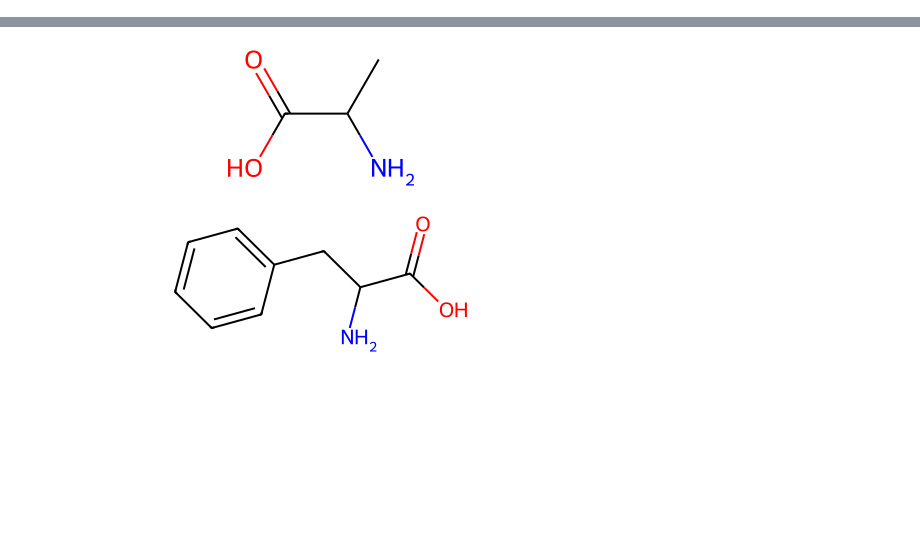
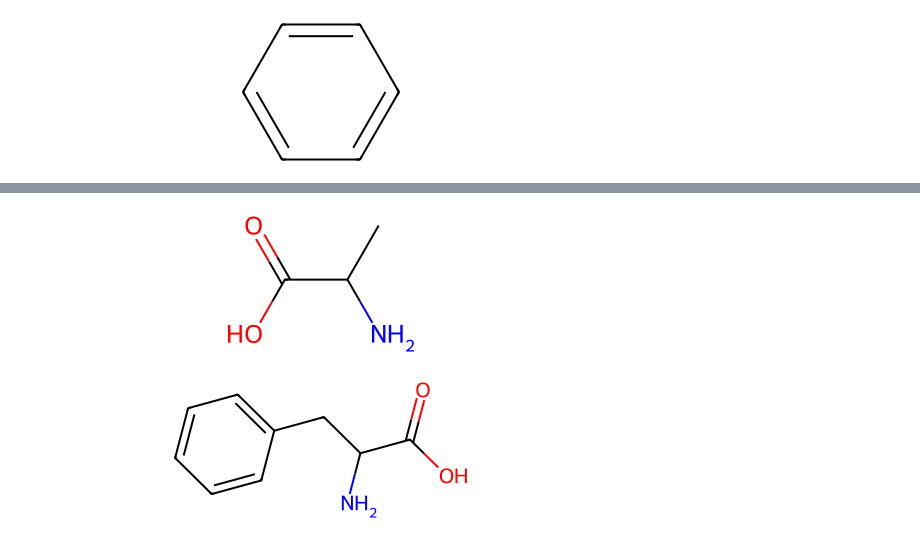
Before and after one commit to YoshitakaNaraoka/gColabNotebooks, a Jupyter notebook: ケモインフォ砂場兼備忘録.ipynb, the cells around one changed output, grey strips where cells are left out. Drawn from its saved outputs; the diff is of its cells as text; code cells hidden in the pictures; blank space fills up the shorter version.

```diff
--- a/ケモインフォ砂場兼備忘録.ipynb
+++ b/ケモインフォ砂場兼備忘録.ipynb
@@ -72,7 +60,6 @@ Successfully installed mordred-1.2.0 networkx-2.8.8
 # %%
 # MolFromSmilesで生成した分子を構造式表示するにはdisplayコマンド
 benzene = Chem.MolFromSmiles("c1ccccc1")
 display(benzene)
-
-# 読み込んだファイル内の分子は配列形式で表示可能
-EPc_mols[2]
+# %% [output]
+[figure, added]
```
Also changed, not shown: parts of 11 cells of this notebook.
